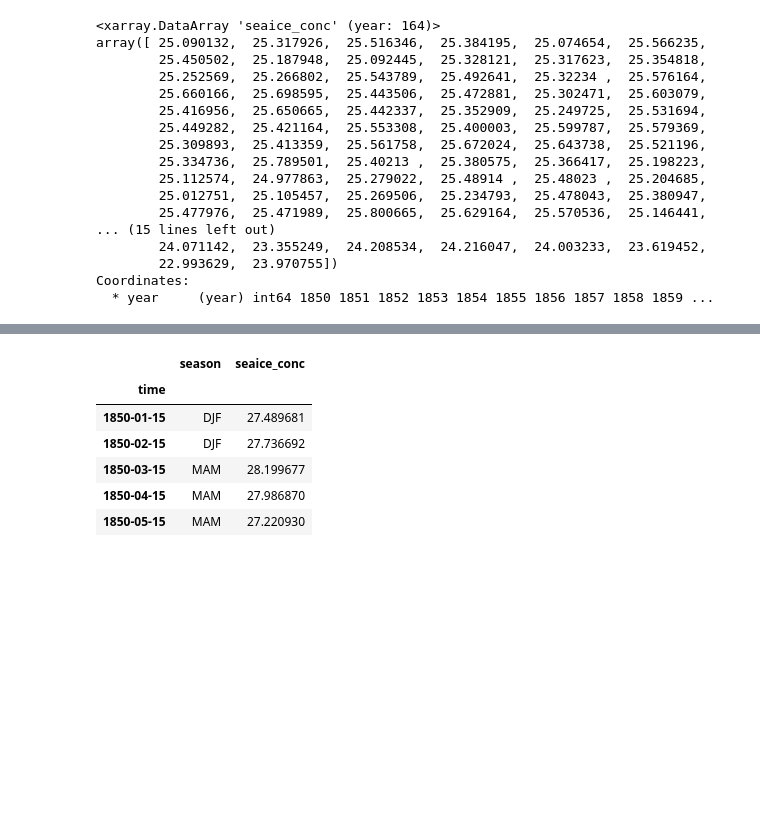
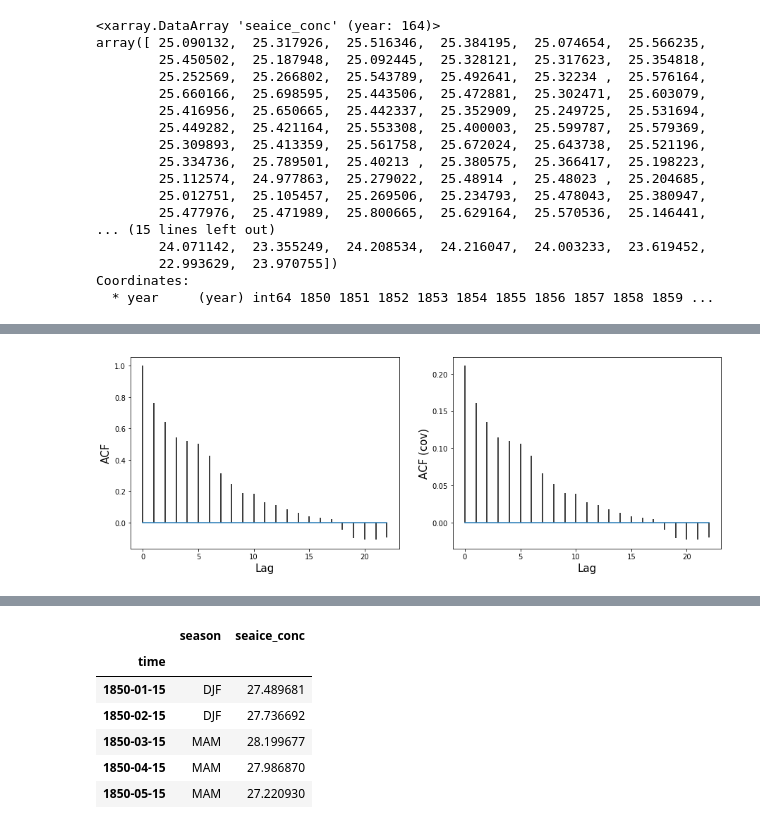
Before and after one commit to hfloresr/ArcticSea, a Jupyter notebook: explore_seaice.ipynb, the cells around one changed output, grey strips where cells are left out. Saved outputs shown, nothing was run; the diff lists cells and outputs as text; code cells hidden in the pictures; blank space fills up the shorter version.

```diff
--- a/explore_seaice.ipynb
+++ b/explore_seaice.ipynb
@@ -16,0 +25,7 @@ import gc
+# %%
+# Import R packages in Python
+r = robjs.r
+nlme = importr('nlme')
+stats = importr('stats')
+#gstat = importr('gstat')
+#sp = importr('sp')
@@ -146,0 +177,5 @@ py.iplot(fig, filename = "Yearly Seaice Averages")
+# %%
+robjs.globalenv['y'] = robjs.FloatVector(y)
+robjs.globalenv['t1'] = robjs.FloatVector(t1)
+fit = r.lm('y ~ t1')
+print(str(r.summary(fit))[str(r.summary(fit)).find('Residuals:'):])
@@ -146,0 +216,18 @@ py.iplot(fig, filename = "Yearly Seaice Averages")
+# %%
+fig, ax = plt.subplots(1,2,figsize=(15,5))            # Set up figure and subplots
+acf_corr = np.squeeze(np.array(stats.acf(robjs.FloatVector(y), ci=0, main='', type='correlation')[0]))
+acf_cov = np.squeeze(np.array(stats.acf(robjs.FloatVector(y), ci=0, main='', type='covariance')[0]))
+n = len(acf_corr) #number of lags
+#-0 Plot Autocorrelation
+ax[0].vlines(range(n),[0],acf_corr)       # plot vertical lines
+ax[0].plot(range(n),np.zeros(n))          # plot zero line
+ax[0].set_ylabel('ACF',fontsize=15)       # label y axis
+ax[0].set_xlabel('Lag', fontsize=15)      # label x axis
+#-- Plot Autocovariance
+ax[1].vlines(range(n),[0],acf_cov)        # plot vertical lines
+ax[1].plot(range(n),np.zeros(n))          # plot zero line
+ax[1].set_ylabel('ACF (cov)',fontsize=15) # label y axis
+ax[1].set_xlabel('Lag',fontsize=15)       # label x axis
+plt.show()
+# %% [output]
+[figure, added]
```
Also changed, not shown: parts of 25 cells of this notebook, 1 other file.
